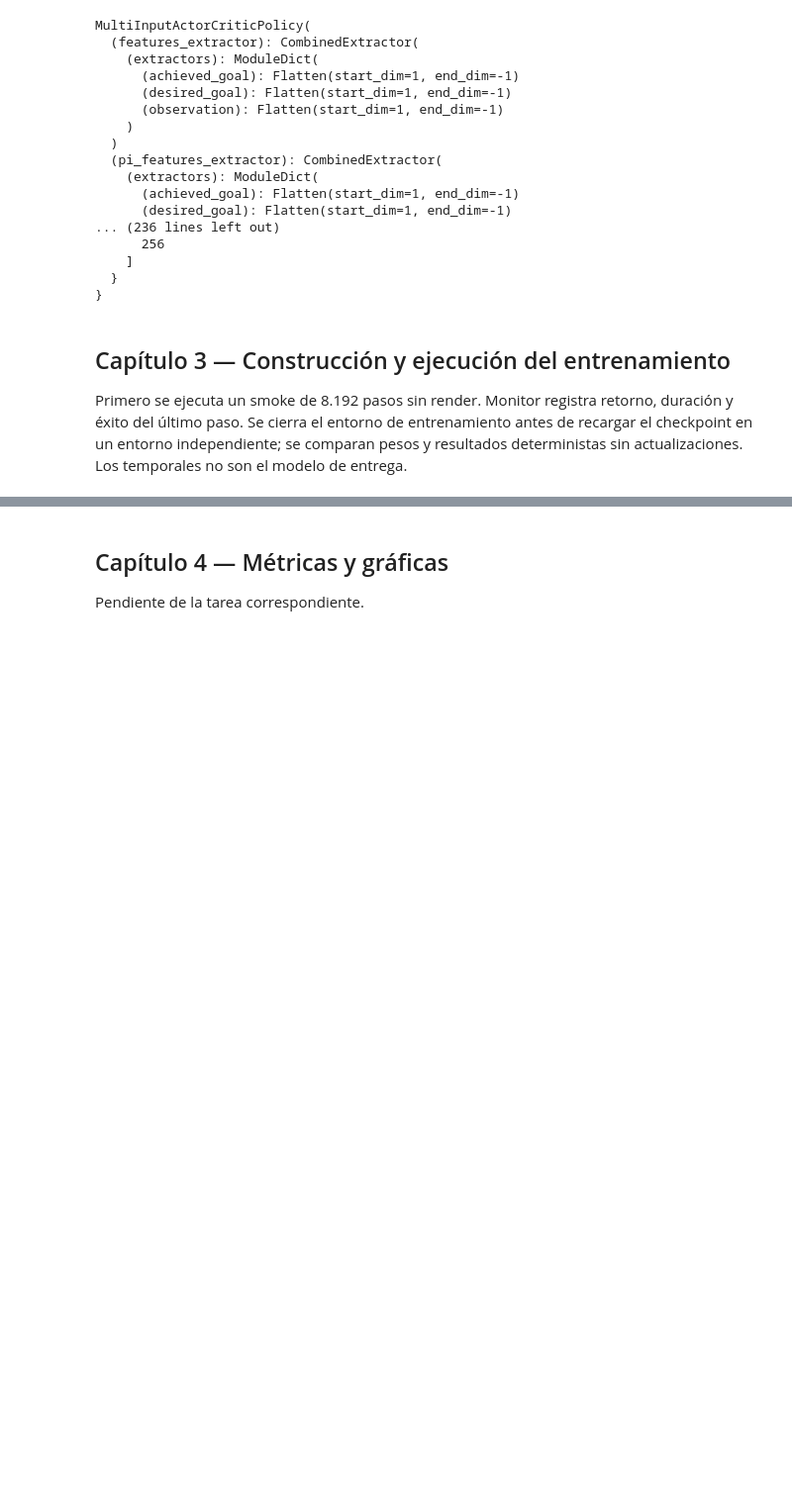
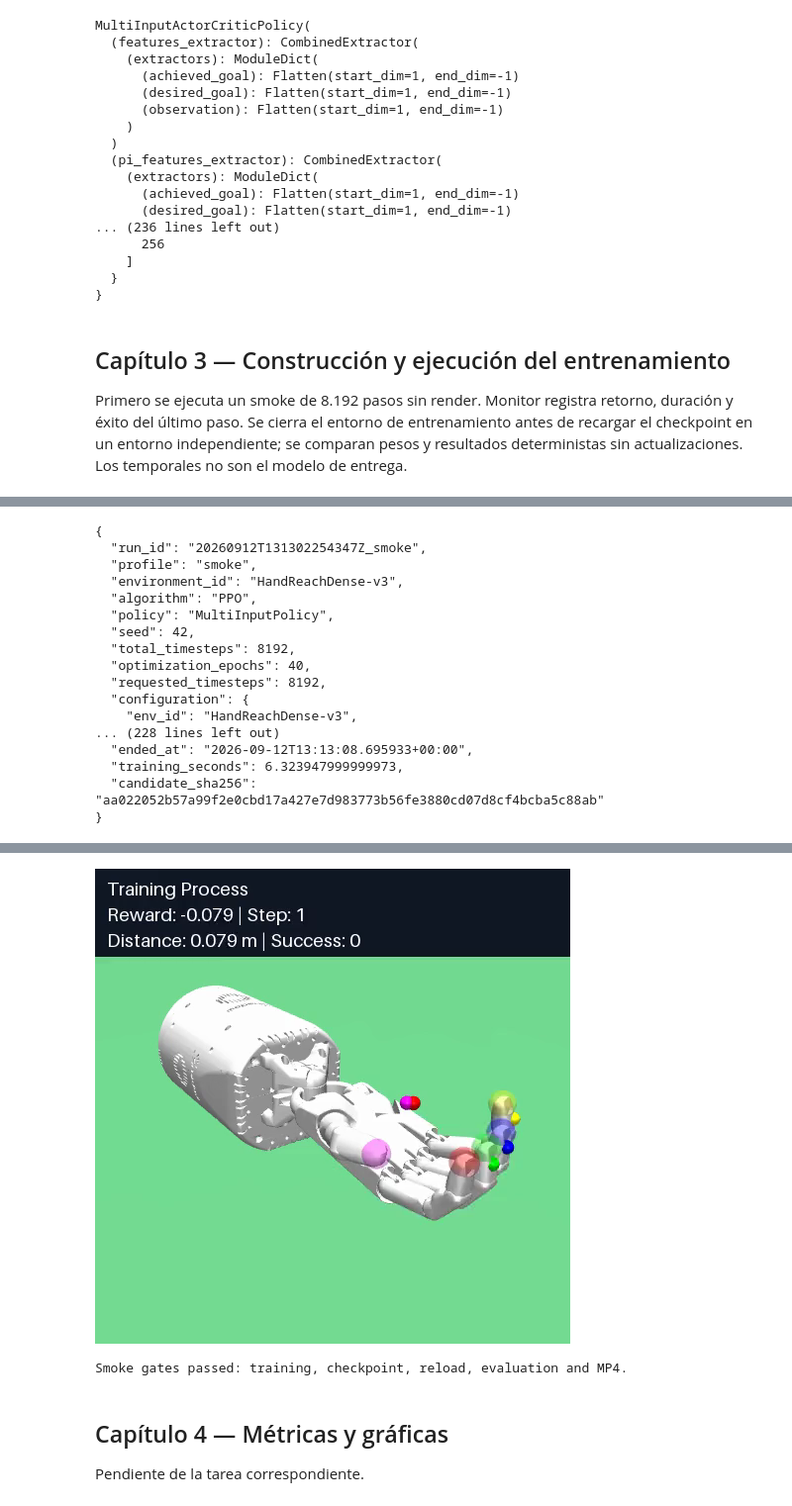
Before and after one commit to j-mauro-r/reinforcement_learning_reto_2, a Jupyter notebook: 3-HandReachDense/HandReachDense.ipynb, the cells around one changed output, grey strips where cells are left out. Shown at 99% size. Saved outputs shown, nothing was run; the diff lists cells and outputs as text; code cells hidden in the pictures; blank space fills up the shorter version.

Commit message:
feat(hand): Validate shared PPO pipeline checkpoints and smoke video — Task 5 of PLAN_hand_reach_dense

```diff
--- a/3-HandReachDense/HandReachDense.ipynb
+++ b/3-HandReachDense/HandReachDense.ipynb
@@ -443,0 +503,35 @@ finally:
+# %%
+smoke_run_dir, smoke_metadata = train_model("smoke")
+smoke_candidate = smoke_run_dir / "candidate.zip"
+smoke_video = smoke_run_dir / "smoke.mp4"
+smoke_policy = PPO.load(smoke_candidate, device=CONFIG["device"])
+smoke_video_metadata = record_video(smoke_policy, smoke_video, "Training Process",
+                                   {"run_id": smoke_metadata["run_id"], "timesteps": smoke_metadata["total_timesteps"]})
+reader = imageio.get_reader(smoke_video)
+try:
+    assert reader.count_frames() == 50
+    assert reader.get_meta_data()["fps"] == CONFIG["video_fps"]
+    display(Image.fromarray(reader.get_data(0)))
+finally:
+    reader.close()
+del smoke_policy
+SMOKE_PASSED = True
+print("Smoke gates passed: training, checkpoint, reload, evaluation and MP4.")
+# %% [output]
+{
+  "run_id": "20260912T131302254347Z_smoke",
+  "profile": "smoke",
+  "environment_id": "HandReachDense-v3",
+  "algorithm": "PPO",
+  "policy": "MultiInputPolicy",
+  "seed": 42,
+  "total_timesteps": 8192,
+  "optimization_epochs": 40,
+  "requested_timesteps": 8192,
+  "configuration": {
+    "env_id": "HandReachDense-v3",
+... (228 lines left out)
+  "ended_at": "2026-09-12T13:13:08.695933+00:00",
+  "training_seconds": 6.323947999999973,
+  "candidate_sha256": "aa022052b57a99f2e0cbd17a427e7d983773b56fe3880cd07d8cf4bcba5c88ab"
+}
@@ -444,3 +541,5 @@ finally:
+[figure, added]
+Smoke gates passed: training, checkpoint, reload, evaluation and MP4.
 # %% [markdown]
 ## Capítulo 4 — Métricas y gráficas
 
```
Also changed, not shown: parts of 4 cells of this notebook, 2 other files.
